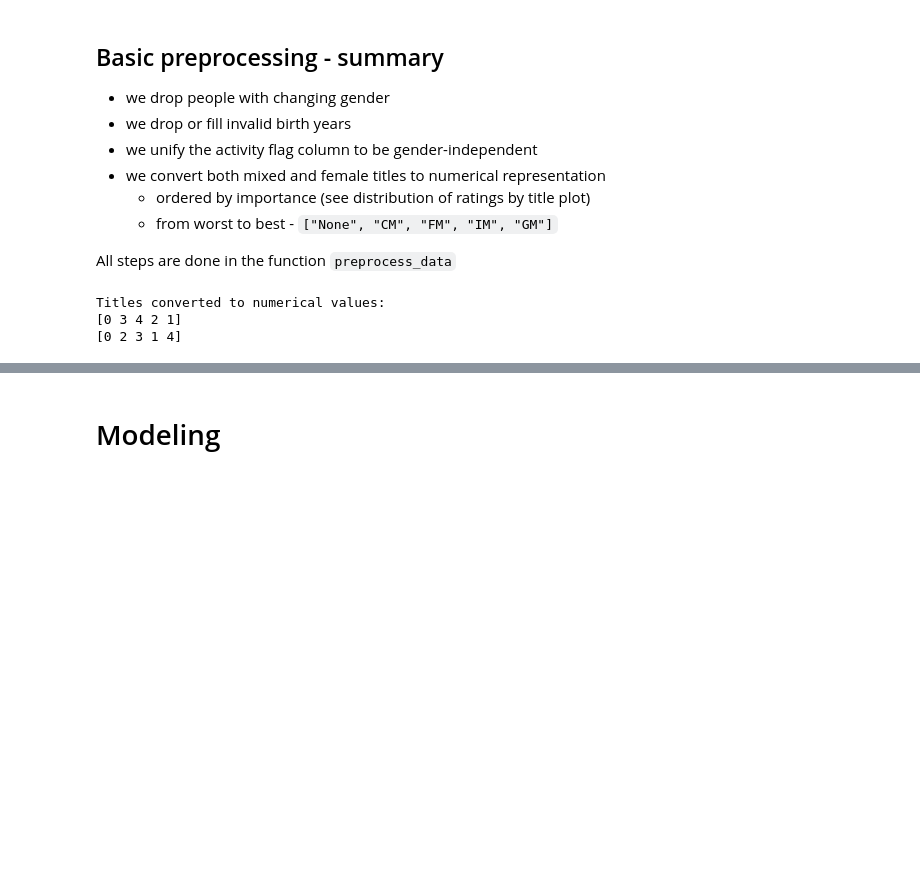
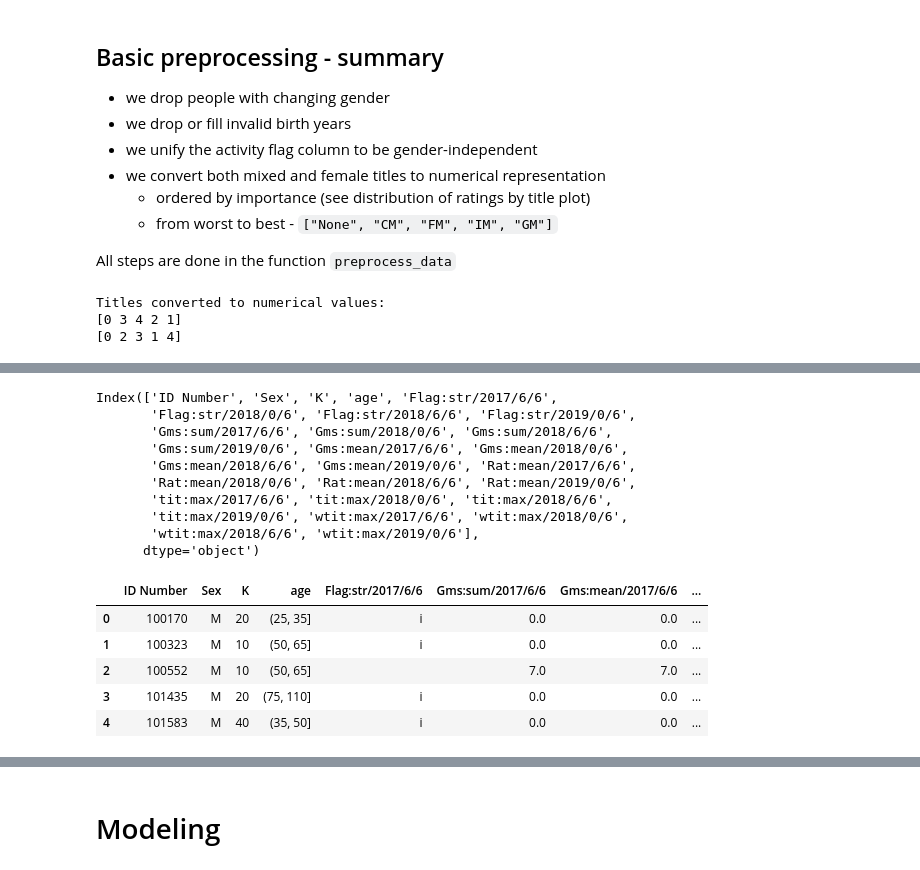
Before and after one commit to gabikadlecova/ds_report, a Jupyter notebook: report_final.ipynb, the cells around one changed output, grey strips where cells are left out. Drawn from its saved outputs; the diff is of its cells as text; code cells hidden in the pictures; blank space fills up the shorter version.

```diff
--- a/report_final.ipynb
+++ b/report_final.ipynb
@@ -270,0 +273,14 @@ Titles converted to numerical values:
+# %%
+from pyspark.sql import SparkSession
+
+spark = SparkSession.builder \
+    .master('local[*]') \
+    .config("spark.driver.memory", "20g") \
+    .appName('chess-app') \
+    .getOrCreate()
+# %%
+spark.conf.set("spark.sql.execution.arrow.pyspark.enabled", "true")
+spark.sparkContext.setLogLevel("ERROR")
+
+df = spark.createDataFrame(data)
+df.show(3)
@@ -270,0 +344,25 @@ Titles converted to numerical values:
+# %%
+from experiments import create_dataset
+
+data = create_dataset(df, n_months=6, last_year=2019, last_month=6)
+# %%
+print(data[0].columns)
+c_for_show = [c for c in data[0].columns if '/' not in c or '2017' in c]
+data[0][c_for_show].head()
+# %% [output]
+Index(['ID Number', 'Sex', 'K', 'age', 'Flag:str/2017/6/6',
+       'Flag:str/2018/0/6', 'Flag:str/2018/6/6', 'Flag:str/2019/0/6',
+       'Gms:sum/2017/6/6', 'Gms:sum/2018/0/6', 'Gms:sum/2018/6/6',
+       'Gms:sum/2019/0/6', 'Gms:mean/2017/6/6', 'Gms:mean/2018/0/6',
+       'Gms:mean/2018/6/6', 'Gms:mean/2019/0/6', 'Rat:mean/2017/6/6',
+       'Rat:mean/2018/0/6', 'Rat:mean/2018/6/6', 'Rat:mean/2019/0/6',
+       'tit:max/2017/6/6', 'tit:max/2018/0/6', 'tit:max/2018/6/6',
+       'tit:max/2019/0/6', 'wtit:max/2017/6/6', 'wtit:max/2018/0/6',
+       'wtit:max/2018/6/6', 'wtit:max/2019/0/6'],
+      dtype='object')
+|  | ID Number | Sex | K | age | Flag:str/2017/6/6 | Gms:sum/2017/6/6 | Gms:mean/2017/6/6 | ... |
+| 0 | 100170 | M | 20 | (25, 35] | i | 0.0 | 0.0 | ... |
+| 1 | 100323 | M | 10 | (50, 65] | i | 0.0 | 0.0 | ... |
+| 2 | 100552 | M | 10 | (50, 65] |  | 7.0 | 7.0 | ... |
+| 3 | 101435 | M | 20 | (75, 110] | i | 0.0 | 0.0 | ... |
+| 4 | 101583 | M | 40 | (35, 50] | i | 0.0 | 0.0 | ... |
```
Also changed, not shown: parts of 9 cells of this notebook.
